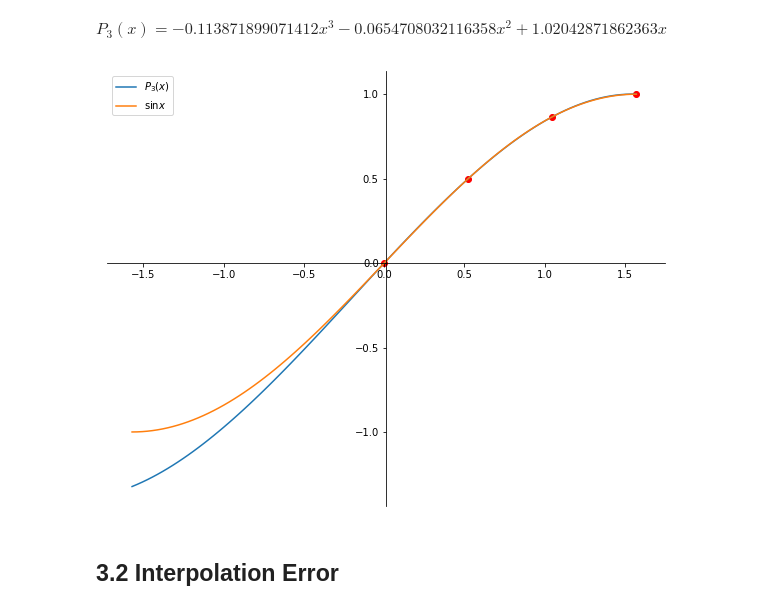
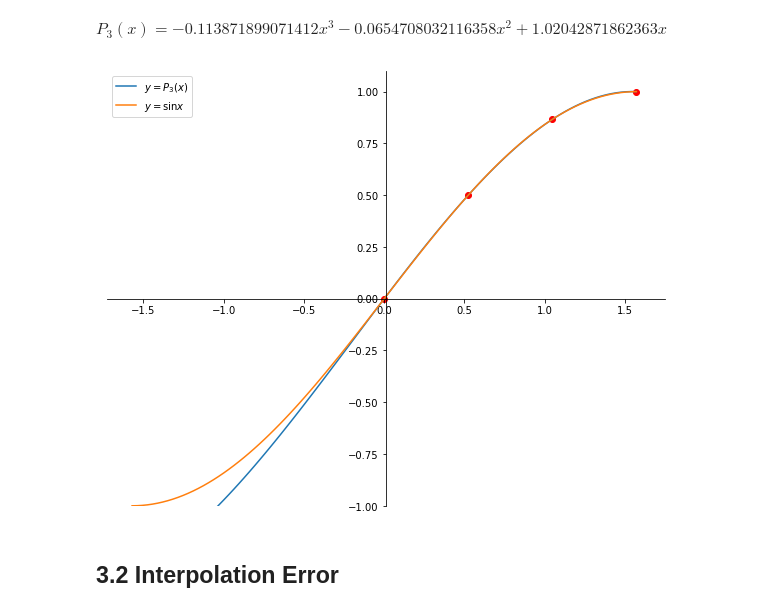
Before and after one commit to mboudour/NumericalMethodsWithPython, a Jupyter notebook: Week04_Interpolation_I.ipynb, the cells around one changed output. Drawn from its saved outputs; the diff is of its cells as text; code cells hidden in the pictures.

```diff
--- a/Week04_Interpolation_I.ipynb
+++ b/Week04_Interpolation_I.ipynb
@@ -78,9 +100,16 @@ Find the interpolating polynomial for the data points $(0, 2), (1, 1), (2, 0)$,
 # %%
 points=[[0,2],[1,1],[2,0],[3,-1]]
 
-x_values=[p[0] for p in points]
-y_values=[p[1] for p in points]
-x = Symbol('x')
-poly = simplify(interpolate_lagrange(x,x_values,y_values))
-poly
+x=[p[0] for p in points]
+y=[p[1] for p in points]
+xs = Symbol('x')
+po = simplify(interpolate_lagrange(xs,x,y))
+
+d=2  #len(x)-1
+
+print("The Lagrange polynomial is:")
+ti="P_{%i}(x) = " %d
+px=Symbol(ti)
+pol=px+po
+pol
 # %% [output]
@@ -334,16 +414,17 @@ A major use of polynomial interpolation is to replace evaluation of a complicate
 Interpolate the function $f(x) = sin x$ at 4 equally spaced points on $[0,\pi/2]$.
 # %%
 x=[0.,np.pi/6,np.pi/3, np.pi/2]
-y=[np.sin(0),np.sin(np.pi/6),np.sin(np.pi/3),np.sin(np.pi/2)]
+y=[np.sin(a) for a in x]
 
 coeff_vector = getNDDCoeffs(x, y)
 print("The upper side of Newton's divided differences triangle is:",coeff_vector)
 print("The Newton's divided difference polynomial is:")
 sp=NDD_poly(coeff_vector,x,nt=1)
 
-from sympy import latex
+d=len(x)-1
 
-px=Symbol("P_{3}(x) = ")
+ti="P_{%i}(x) = " %d
+px=Symbol(ti)
 spl=px+sp
 spl
 # %% [output]
@@ -351,33 +432,37 @@ The upper side of Newton's divided differences triangle is: [ 0.          0.9549
 The Newton's divided difference polynomial is:
 $\displaystyle P_{3}(x) =  - 0.113871899071412 x^{3} - 0.0654708032116358 x^{2} + 1.02042871862363 x$
 # %%
-from sympy import poly
-
 cop=poly(sp).coeffs()
 cop=np.array(cop)
-cop=np.insert(cop,len(cop),float(0))
+
+missing_powers_indices=[len(cop)]
+for k in missing_powers_indices:
+    cop=np.insert(cop,k,float(0))
+
 ip=np.poly1d(cop)
 
 fig = plt.figure(figsize=(10,8))
 ax = fig.add_subplot(1, 1, 1)
 # Move left y-axis and bottim x-axis to centre, passing through (0,0)
 ax.spines['left'].set_position('center')
 ax.spines['bottom'].set_position('zero')  #center')
 # Eliminate upper and right axes
 ax.spines['right'].set_color('none')
 ax.spines['top'].set_color('none')
 # Show ticks in the left and lower axes only
 ax.xaxis.set_ticks_position('bottom')
 ax.yaxis.set_ticks_position('left')
-
+plt.ylim([min(y)-1,max(y)+0.1])
 xx = np.linspace(-max(x), max(x), 100)
-plt.plot(xx, ip(xx),label="$P_3(x)$")
+lti1="$y = P_{%i}(x)$" %d
+plt.plot(xx, ip(xx),label=lti1)
 ax.scatter(x,y, c = 'r')
-plt.plot(xx, np.sin(xx),label="$\sin x$")
+lti2="$y = \sin x$"
+plt.plot(xx, np.sin(xx),label=lti2)
 ax.legend(loc='upper left')
 plt.show()
 # %% [output]
-[figure, old version]
+[figure, new version]
 # %% [markdown]
 ## 3.2 Interpolation Error
 # %% [markdown]
```
Also changed, not shown: parts of 28 cells of this notebook, 16 other files.
